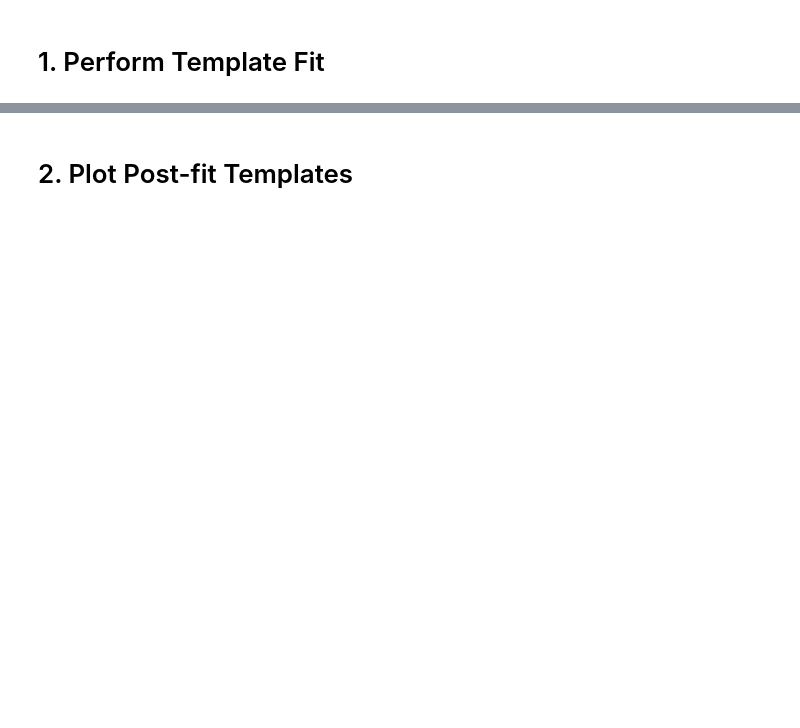
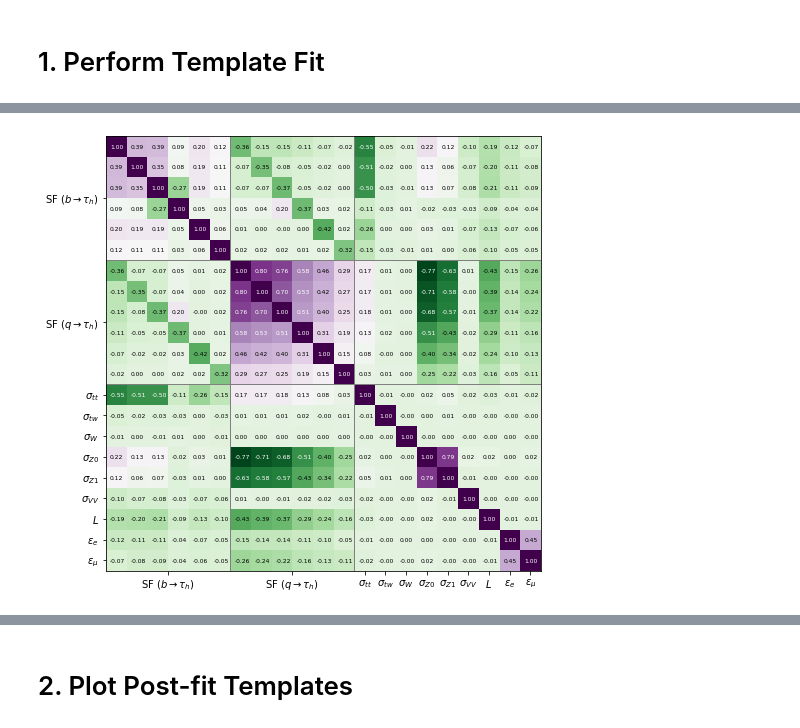
Before and after one commit to ZihengChen/WBranchingFaction, a Jupyter notebook: notebooks/studies/misid/misid_fit.ipynb, the cells around one changed output, grey strips where cells are left out. Saved outputs shown, nothing was run; the diff lists cells and outputs as text; code cells hidden in the pictures; blank space fills up the shorter version.

```diff
--- a/notebooks/studies/misid/misid_fit.ipynb
+++ b/notebooks/studies/misid/misid_fit.ipynb
@@ -7,6 +7,18 @@ from utility_commonPlot import *
 # 1. Perform Template Fit
 # %%
 baseDir = common.getBaseDirectory()
-X = np.load(baseDir + "data/misidtemplates/shaping/X_.npy")
-Y = np.load(baseDir + "data/misidtemplates/shaping/Y_.npy")
-model = PredictiveModel(X)
+tag = 'VTightTauMisid'
+X = np.load(baseDir + "data/templates_{}/shaping/X_.npy".format(tag))
+XVar = np.load(baseDir + "data/templates_{}/shaping/XVar_.npy".format(tag))
+Y = np.load(baseDir + "data/templates_{}/shaping/Y_.npy".format(tag))
+model = PredictiveModel(X,splitJetFlavor=True)
+model0 = PredictiveModel(X,splitJetFlavor=False)
+
+# X += 0.001
+# Y += 0.001
+
+# def paramTransformToModel(param):
+#     paramsf = np.ones(12)*param[0]
+#     prarmtheta = param[1:]
+#     paraminput = np.r_[paramsf,prarmtheta]
+#     return paraminput
@@ -86,0 +25,64 @@ ticksName = [r'SF $ (b \rightarrow \tau_h)$',
+# %%
+# split Jet Flavor
+nsf,ntheta = 12, 7+2
+def loss (param):
+    #param = paramTransformToModel(param)
+    y = model.predict(param)
+    loss  = np.sum( (y-Y)**2/(2*(Y+XVar)) )
+    #loss  = np.sum( (y-Y)**2/(2*Y) )
+    #loss  = np.sum(Y*np.log(y) - y)
+    loss += np.sum( (param[nsf:]**2)/2  )
+    return loss
+
+paramInit = np.array([1.]*nsf + [0]*ntheta)
+result = minimize( loss, paramInit, method='SLSQP', bounds = [(0,2)]*nsf + [(-5,5)]*ntheta )
+
+hcalc = nd.Hessian(loss, step=1e-4, method='central')
+hess  = hcalc( result.x )
+hessinv = np.linalg.inv(hess)
+sig   = np.sqrt(hessinv.diagonal())
+cor   = hessinv/np.outer(sig, sig)
+loss0 = loss(result.x)
+
+print(result.x)
+print(sig)
+
+
+ticksPos = [2.5,8.5,12,13,14,15,16,17,18,19,20]
+ticksName = [r'SF $ (b \rightarrow \tau_h)$',
+             r'SF $ (q \rightarrow \tau_h)$',
+             r'$\sigma_{tt}$',
+             r'$\sigma_{tw}$',
+             r'$\sigma_{W}$',
+             r'$\sigma_{Z0}$',
+             r'$\sigma_{Z1}$',
+             r'$\sigma_{VV}$',
+             r'$L$',r'$\epsilon_e$',r'$\epsilon_\mu$',
+            ]
+
+plt.figure(figsize=(8,8),facecolor='w')
+plt.imshow(cor,cmap='PRGn_r')
+plt.axhline(5.5,color='gray',linewidth=1)
+plt.axhline(11.5,color='gray',linewidth=1)
+plt.axvline(5.5,color='gray',linewidth=1)
+plt.axvline(11.5,color='gray',linewidth=1)
+
+
+
+plt.xticks(ticksPos,ticksName)
+plt.yticks(ticksPos,ticksName)
+#plt.colorbar(shrink=0.8)
+
+for i in range(cor.shape[0]):
+    for j in range(cor.shape[1]):
+        value = cor[i,j]
+#         if abs(value)<0.2:
+#             continue
+        if abs(value)>0.5:
+            fcolor = 'w'
+        else:
+            fcolor = 'k'
+        plt.text(i-0.3,j+0.1,'{:4.2f}'.format(cor[i,j]),fontsize=6,color=fcolor )
+
+plt.savefig('../../../plots/misid/corr2_{}_splitJetFlavor.png'.format(tag),dpi=300)
+# %% [output]
@@ -87 +97,2 @@ ticksName = [r'SF $ (b \rightarrow \tau_h)$',
+[figure, added]
 # %%
```
Also changed, not shown: parts of 16 cells of this notebook, 43 other files.
